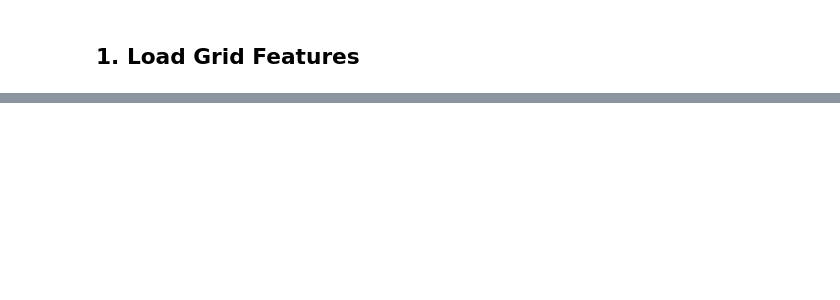
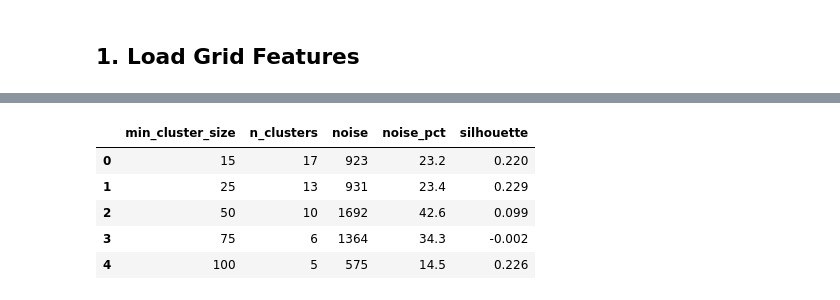
Before and after one commit to maybebool/swiss-airspace-obstacle-profiling, a Jupyter notebook: notebooks/Cluster_Evaluation.ipynb, the cells around one changed output, grey strips where cells are left out. Cells and saved outputs as stored; diff of their text form; code cells hidden in the pictures; blank space fills up the shorter version.

```diff
--- a/notebooks/Cluster_Evaluation.ipynb
+++ b/notebooks/Cluster_Evaluation.ipynb
@@ -39,0 +58,37 @@ Loaded: 3976 grid cells
+# %%
+# Test multiple min_cluster_size values
+results_hdb = []
+
+for mcs in [15, 25, 50, 75, 100]:
+    clusterer = hdbscan.HDBSCAN(min_cluster_size=mcs, min_samples=5,
+                                 metric='euclidean')
+    labels = clusterer.fit_predict(X_scaled)
+
+    n_clusters = len(set(labels)) - (1 if -1 in labels else 0)
+    n_noise = (labels == -1).sum()
+    noise_pct = n_noise / len(labels) * 100
+
+    # Silhouette only on non-noise points
+    if n_clusters >= 2:
+        mask = labels != -1
+        sil = silhouette_score(X_scaled[mask], labels[mask])
+    else:
+        sil = -1
+
+    results_hdb.append({
+        'min_cluster_size': mcs,
+        'n_clusters': n_clusters,
+        'noise': n_noise,
+        'noise_pct': round(noise_pct, 1),
+        'silhouette': round(sil, 3)
+    })
+
+results_hdb_df = pd.DataFrame(results_hdb)
+results_hdb_df
+# %% [output]
+|  | min_cluster_size | n_clusters | noise | noise_pct | silhouette |
+| 0 | 15 | 17 | 923 | 23.2 | 0.220 |
+| 1 | 25 | 13 | 931 | 23.4 | 0.229 |
+| 2 | 50 | 10 | 1692 | 42.6 | 0.099 |
+| 3 | 75 | 6 | 1364 | 34.3 | -0.002 |
+| 4 | 100 | 5 | 575 | 14.5 | 0.226 |
```
Also changed, not shown: parts of 6 cells of this notebook.
